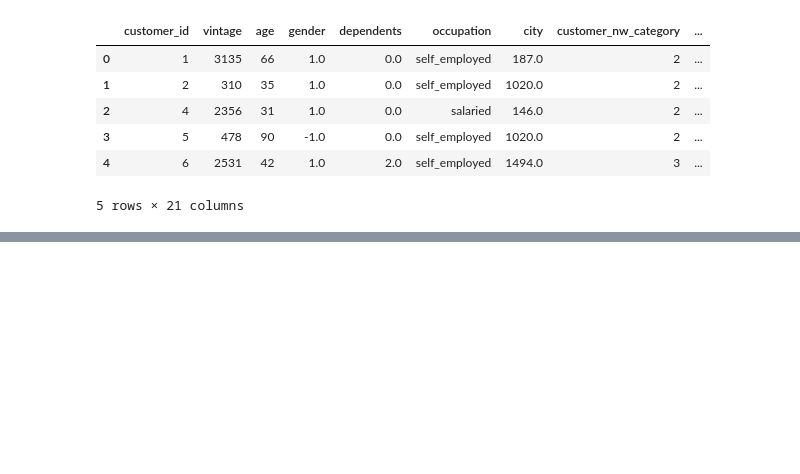
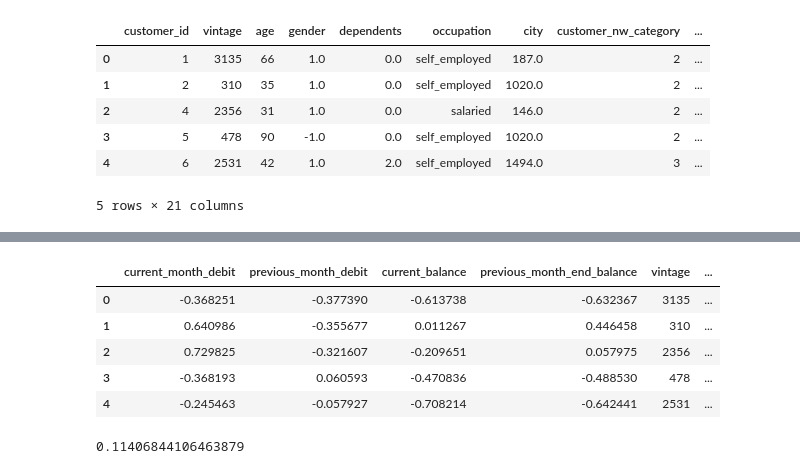
Before and after one commit to pc0809/Customer-Churn-Prediction, a Jupyter notebook: Customer Churn Prediction.ipynb, the cells around one changed output, grey strips where cells are left out. Drawn from its saved outputs; the diff is of its cells as text; code cells hidden in the pictures; blank space fills up the shorter version.

```diff
--- a/Customer Churn Prediction.ipynb
+++ b/Customer Churn Prediction.ipynb
@@ -170,0 +264,13 @@ sns.pairplot(df)
+# %%
+x_cols = ['current_month_debit', 'previous_month_debit','current_balance','previous_month_end_balance','vintage','occupation_retired', 'occupation_salaried','occupation_self_employed', 'occupation_student']
+# %%
+x =df[x_cols]
+# %%
+x.head()
+# %% [output]
+|  | current_month_debit | previous_month_debit | current_balance | previous_month_end_balance | vintage | ... |
+| 0 | -0.368251 | -0.377390 | -0.613738 | -0.632367 | 3135 | ... |
+| 1 | 0.640986 | -0.355677 | 0.011267 | 0.446458 | 310 | ... |
+| 2 | 0.729825 | -0.321607 | -0.209651 | 0.057975 | 2356 | ... |
+| 3 | -0.368193 | 0.060593 | -0.470836 | -0.488530 | 478 | ... |
+| 4 | -0.245463 | -0.057927 | -0.708214 | -0.642441 | 2531 | ... |
@@ -170,0 +285,4 @@ sns.pairplot(df)
+# %%
+recall_score(test_y,pred_val)
+# %% [output]
+0.11406844106463879
```
Also changed, not shown: parts of 19 cells of this notebook.
